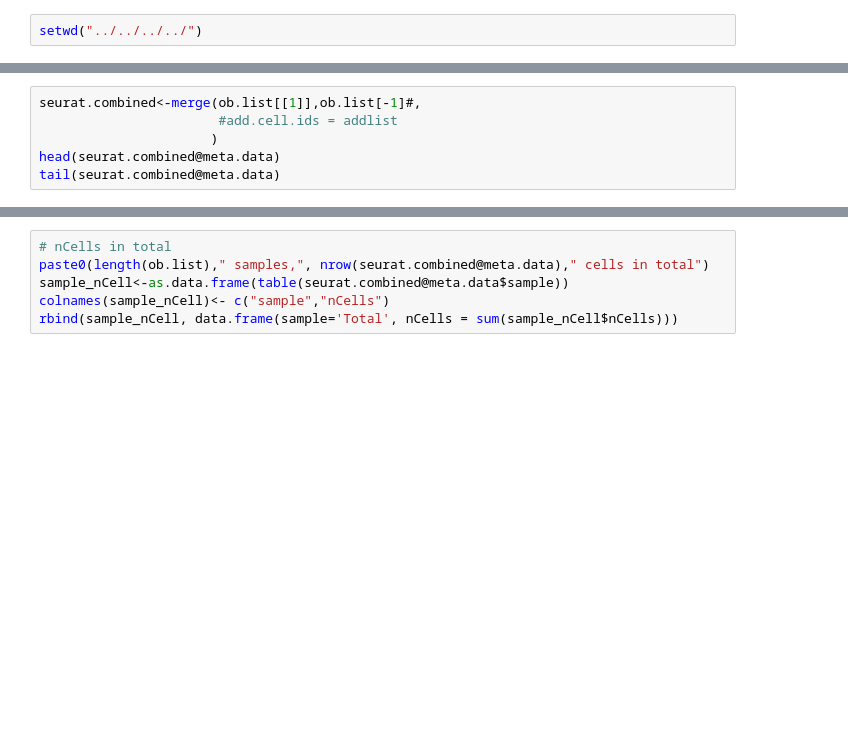
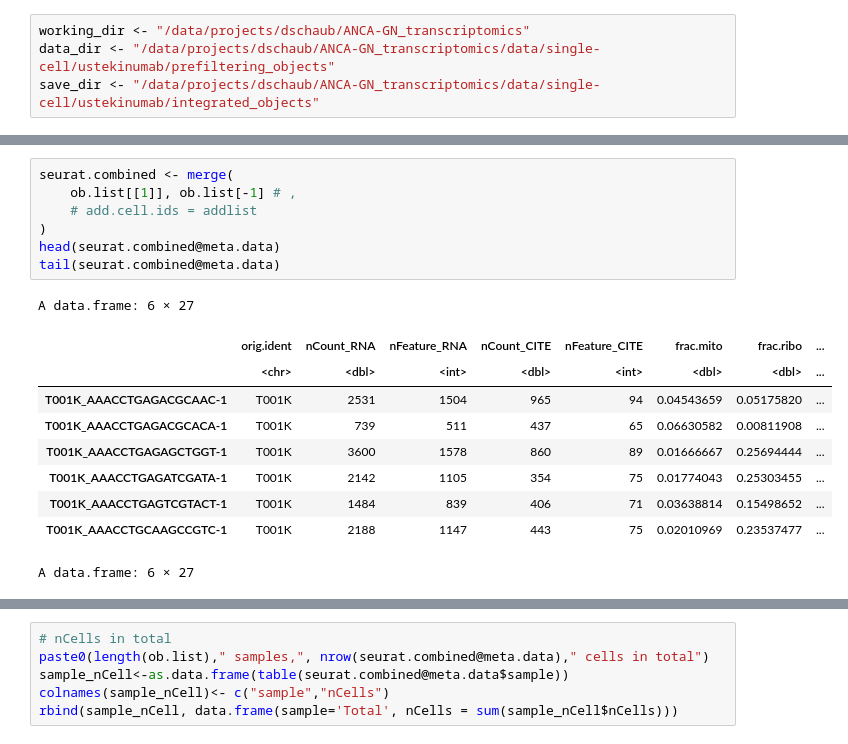
Before and after one commit to imsb-uke/ANCA-GN_transcriptomics, a Jupyter notebook: notebooks/single-cell/ustekinumab_cohort/01-Tcell_isolation/02-integrate_cluster_isolate_tcells_K.ipynb, the cells around one changed output, grey strips where cells are left out. Saved outputs shown, nothing was run; the diff lists cells and outputs as text; blank space fills up the shorter version.

```diff
--- a/notebooks/single-cell/ustekinumab_cohort/01-Tcell_isolation/02-integrate_cluster_isolate_tcells_K.ipynb
+++ b/notebooks/single-cell/ustekinumab_cohort/01-Tcell_isolation/02-integrate_cluster_isolate_tcells_K.ipynb
@@ -1,3 +1,5 @@
 # %%
-setwd("../../../../")
+working_dir <- "/data/projects/dschaub/ANCA-GN_transcriptomics"
+data_dir <- "/data/projects/dschaub/ANCA-GN_transcriptomics/data/single-cell/ustekinumab/prefiltering_objects"
+save_dir <- "/data/projects/dschaub/ANCA-GN_transcriptomics/data/single-cell/ustekinumab/integrated_objects"
 # %%
@@ -65,6 +115,18 @@ ob.list
 # %%
-seurat.combined<-merge(ob.list[[1]],ob.list[-1]#,
-                       #add.cell.ids = addlist
-                      )
+seurat.combined <- merge(
+    ob.list[[1]], ob.list[-1] # ,
+    # add.cell.ids = addlist
+)
 head(seurat.combined@meta.data)
 tail(seurat.combined@meta.data)
+# %% [output]
+A data.frame: 6 × 27
+|  | orig.ident | nCount_RNA | nFeature_RNA | nCount_CITE | nFeature_CITE | frac.mito | frac.ribo | ... |
+|  | <chr> | <dbl> | <int> | <dbl> | <int> | <dbl> | <dbl> | ... |
+| T001K_AAACCTGAGACGCAAC-1 | T001K | 2531 | 1504 | 965 | 94 | 0.04543659 | 0.05175820 | ... |
+| T001K_AAACCTGAGACGCACA-1 | T001K | 739 | 511 | 437 | 65 | 0.06630582 | 0.00811908 | ... |
+| T001K_AAACCTGAGAGCTGGT-1 | T001K | 3600 | 1578 | 860 | 89 | 0.01666667 | 0.25694444 | ... |
+| T001K_AAACCTGAGATCGATA-1 | T001K | 2142 | 1105 | 354 | 75 | 0.01774043 | 0.25303455 | ... |
+| T001K_AAACCTGAGTCGTACT-1 | T001K | 1484 | 839 | 406 | 71 | 0.03638814 | 0.15498652 | ... |
+| T001K_AAACCTGCAAGCCGTC-1 | T001K | 2188 | 1147 | 443 | 75 | 0.02010969 | 0.23537477 | ... |
+A data.frame: 6 × 27
```
Also changed, not shown: parts of 9 cells of this notebook, 12 other files.
